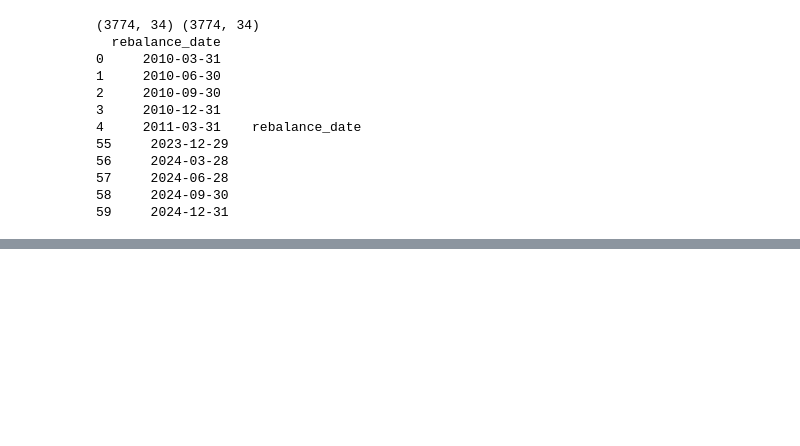
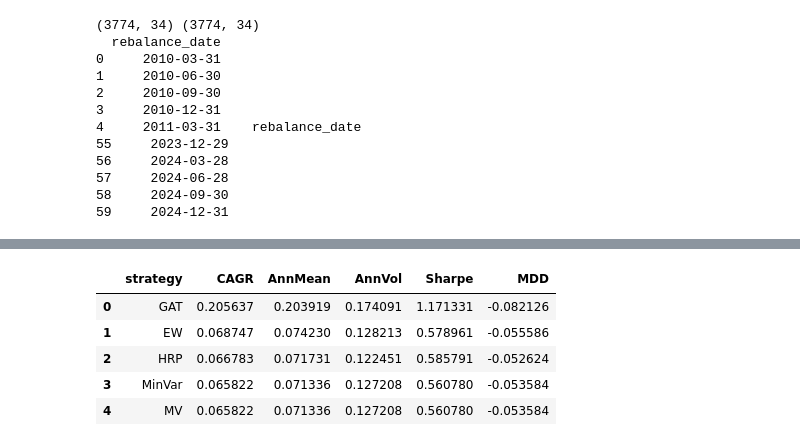
Before and after one commit to BrianIsaac/FinanceCoding, a Jupyter notebook: GNN/test.ipynb, the cells around one changed output, grey strips where cells are left out. Cells and saved outputs as stored; diff of their text form; code cells hidden in the pictures; blank space fills up the shorter version.

```diff
--- a/GNN/test.ipynb
+++ b/GNN/test.ipynb
@@ -26,0 +76,12 @@ print(rb.head(), rb.tail())          # quarterly dates
+# %%
+import pandas as pd
+
+df = pd.read_csv('outputs/gat/compare_gat_vs_baselines.csv')
+df
+# %% [output]
+|  | strategy | CAGR | AnnMean | AnnVol | Sharpe | MDD |
+| 0 | GAT | 0.205637 | 0.203919 | 0.174091 | 1.171331 | -0.082126 |
+| 1 | EW | 0.068747 | 0.074230 | 0.128213 | 0.578961 | -0.055586 |
+| 2 | HRP | 0.066783 | 0.071731 | 0.122451 | 0.585791 | -0.052624 |
+| 3 | MinVar | 0.065822 | 0.071336 | 0.127208 | 0.560780 | -0.053584 |
+| 4 | MV | 0.065822 | 0.071336 | 0.127208 | 0.560780 | -0.053584 |
```
Also changed, not shown: parts of 5 cells of this notebook, 20 other files.
